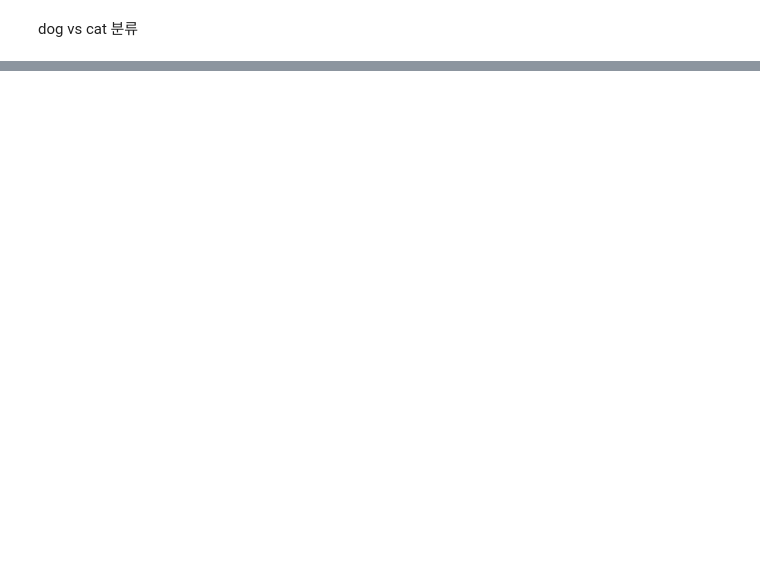
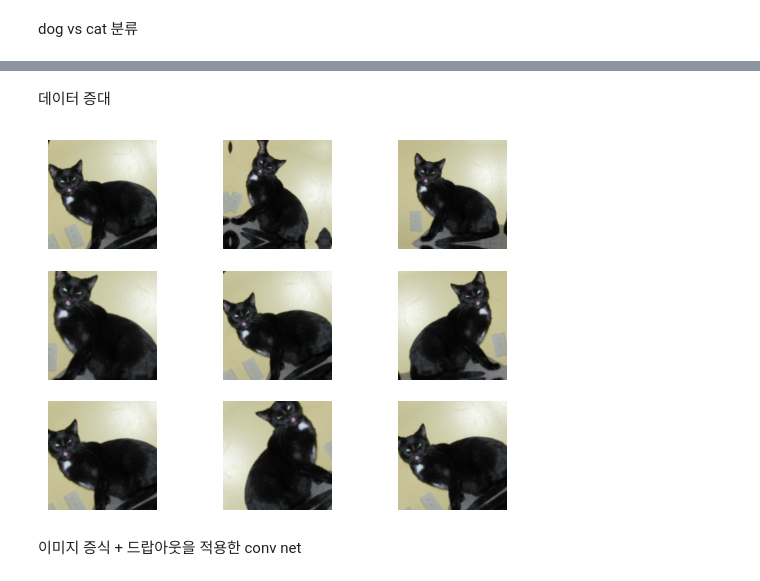
Before and after one commit to leekyuyoung20230313/pythone, a Jupyter notebook: 텐서플로구현/[딥러닝]텐서플로_컴퓨터비전.ipynb, the cells around one changed output, grey strips where cells are left out. Saved outputs shown, nothing was run; the diff lists cells and outputs as text; code cells hidden in the pictures; blank space fills up the shorter version.

```diff
--- a/텐서플로구현/[딥러닝]텐서플로_컴퓨터비전.ipynb
+++ b/텐서플로구현/[딥러닝]텐서플로_컴퓨터비전.ipynb
@@ -135,0 +201,19 @@ hist = model.fit(
+# %% [markdown]
+데이터 증대
+# %%
+data_augmentation = tf.keras.Sequential([
+    tf.keras.layers.RandomFlip('horizontal'),
+    tf.keras.layers.RandomRotation(0.1),
+    tf.keras.layers.RandomZoom(0.2)
+])
+# %%
+for images, _ in train_data_set.take(10):
+  for i in range(9):
+    augmentation_images = data_augmentation(images)
+    plt.subplot(3,3,i+1)
+    plt.imshow(augmentation_images[0].numpy().astype('uint8'))
+    plt.axis('off')
+# %% [output]
+[figure, added]
+# %% [markdown]
+이미지 증식 + 드랍아웃을 적용한 conv net
```
Also changed, not shown: parts of 52 cells of this notebook.
